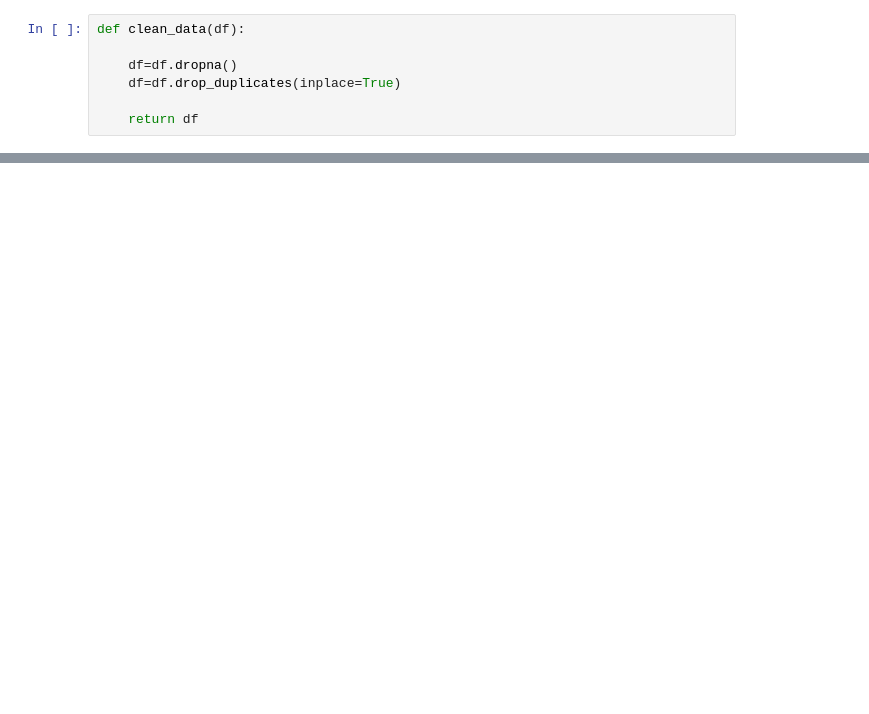
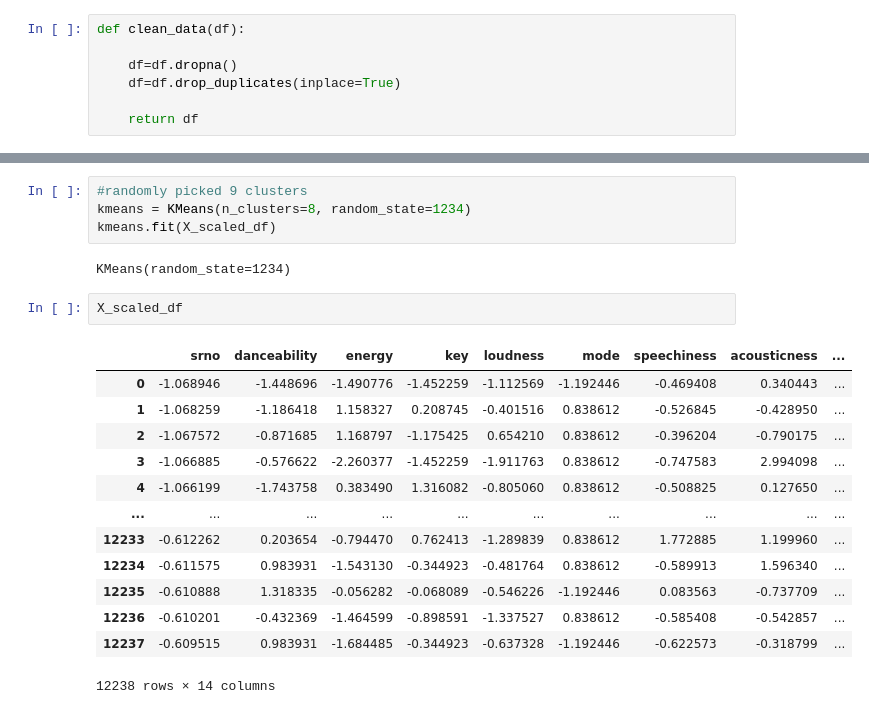
Before and after one commit to shushak/Song-Recommender-Project, a Jupyter notebook: Spotify concatenation.ipynb, the cells around one changed output, grey strips where cells are left out. Drawn from its saved outputs; the diff is of its cells as text; blank space fills up the shorter version.

```diff
--- a/Spotify concatenation.ipynb
+++ b/Spotify concatenation.ipynb
@@ -55,0 +135,22 @@ df
+# %%
+#randomly picked 9 clusters
+kmeans = KMeans(n_clusters=8, random_state=1234)
+kmeans.fit(X_scaled_df)
+# %% [output]
+KMeans(random_state=1234)
+# %%
+X_scaled_df
+# %% [output]
+|  | srno | danceability | energy | key | loudness | mode | speechiness | acousticness | ... |
+| 0 | -1.068946 | -1.448696 | -1.490776 | -1.452259 | -1.112569 | -1.192446 | -0.469408 | 0.340443 | ... |
+| 1 | -1.068259 | -1.186418 | 1.158327 | 0.208745 | -0.401516 | 0.838612 | -0.526845 | -0.428950 | ... |
+| 2 | -1.067572 | -0.871685 | 1.168797 | -1.175425 | 0.654210 | 0.838612 | -0.396204 | -0.790175 | ... |
+| 3 | -1.066885 | -0.576622 | -2.260377 | -1.452259 | -1.911763 | 0.838612 | -0.747583 | 2.994098 | ... |
+| 4 | -1.066199 | -1.743758 | 0.383490 | 1.316082 | -0.805060 | 0.838612 | -0.508825 | 0.127650 | ... |
+| ... | ... | ... | ... | ... | ... | ... | ... | ... | ... |
+| 12233 | -0.612262 | 0.203654 | -0.794470 | 0.762413 | -1.289839 | 0.838612 | 1.772885 | 1.199960 | ... |
+| 12234 | -0.611575 | 0.983931 | -1.543130 | -0.344923 | -0.481764 | 0.838612 | -0.589913 | 1.596340 | ... |
+| 12235 | -0.610888 | 1.318335 | -0.056282 | -0.068089 | -0.546226 | -1.192446 | 0.083563 | -0.737709 | ... |
+| 12236 | -0.610201 | -0.432369 | -1.464599 | -0.898591 | -1.337527 | 0.838612 | -0.585408 | -0.542857 | ... |
+| 12237 | -0.609515 | 0.983931 | -1.684485 | -0.344923 | -0.637328 | -1.192446 | -0.622573 | -0.318799 | ... |
+12238 rows × 14 columns
```
Also changed, not shown: parts of 25 cells of this notebook, 6 other files.
